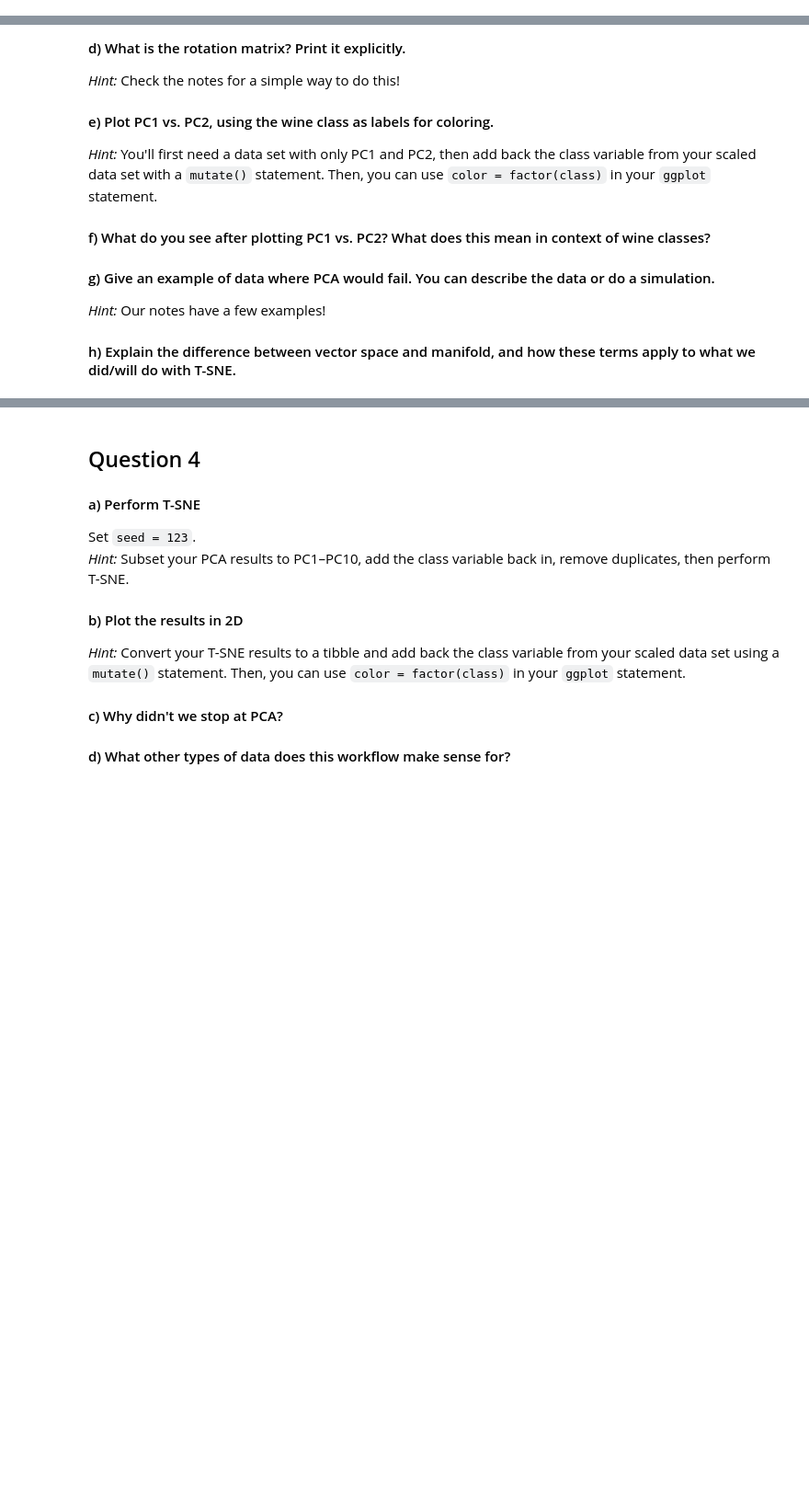
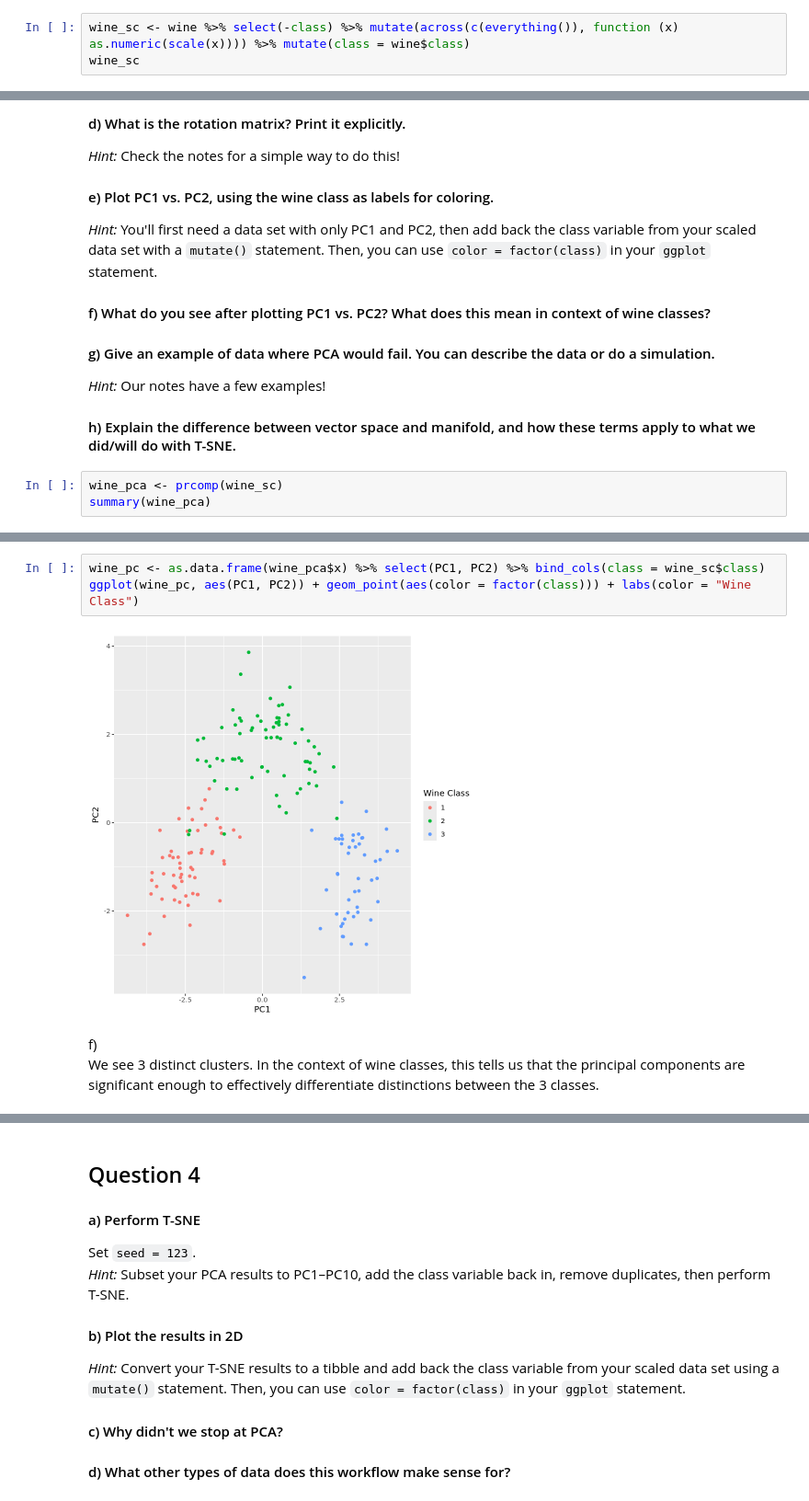
Before and after one commit to DudhiData/BIOS512, a Jupyter notebook: HW4/BIOS512_HW4.ipynb, the cells around one changed output, grey strips where cells are left out. Shown: that part at 92% size. Drawn from its saved outputs; the diff is of its cells as text; blank space fills up the shorter version.

```diff
--- a/HW4/BIOS512_HW4.ipynb
+++ b/HW4/BIOS512_HW4.ipynb
@@ -121,0 +80,3 @@ A spec_tbl_df: 178 × 14
+# %%
+wine_sc <- wine %>% select(-class) %>% mutate(across(c(everything()), function (x) as.numeric(scale(x)))) %>% mutate(class = wine$class)
+wine_sc
@@ -140,3 +124,6 @@ A spec_tbl_df: 178 × 14
 *Hint:* Our notes have a few examples!
 
 #### h) Explain the difference between vector space and manifold, and how these terms apply to what we did/will do with T-SNE.
+# %%
+wine_pca <- prcomp(wine_sc)
+summary(wine_pca)
@@ -142,0 +167,8 @@ A spec_tbl_df: 178 × 14
+# %%
+wine_pc <- as.data.frame(wine_pca$x) %>% select(PC1, PC2) %>% bind_cols(class = wine_sc$class)
+ggplot(wine_pc, aes(PC1, PC2)) + geom_point(aes(color = factor(class))) + labs(color = "Wine Class")
+# %% [output]
+[figure, added]
+# %% [markdown]
+f)
+We see 3 distinct clusters. In the context of wine classes, this tells us that the principal components are significant enough to effectively differentiate distinctions between the 3 classes.
```
Also changed, not shown: parts of 10 cells of this notebook.
